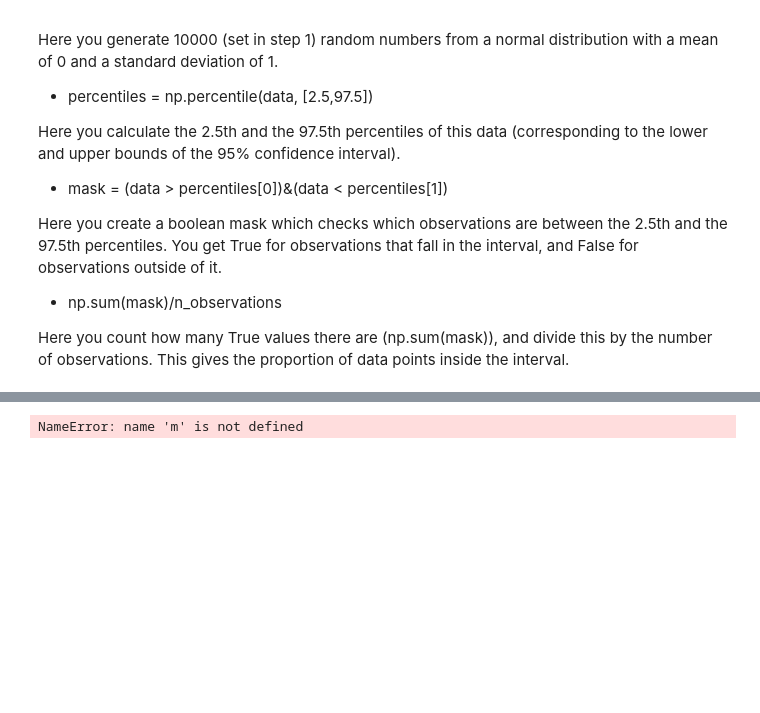
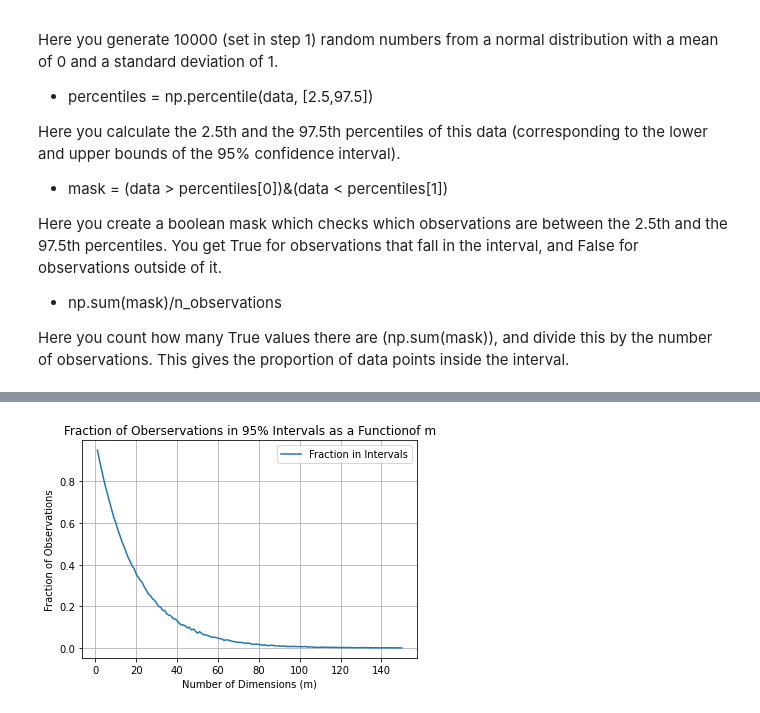
Before and after one commit to WGWolters/team-Wout-and-Loeke, a Jupyter notebook: Assignment_1.ipynb, the cells around one changed output, grey strips where cells are left out. Saved outputs shown, nothing was run; the diff lists cells and outputs as text; code cells hidden in the pictures; blank space fills up the shorter version.

```diff
--- a/Assignment_1.ipynb
+++ b/Assignment_1.ipynb
@@ -46,8 +46,18 @@ plt.show()
 # %%
-data = np.random.normal(0, 1, size=(n_observations, ?))
-lower_bound, upper_bound = np.percentile(data, [2.5, 97.5], axis=0)
-mask = np.all((data > lower_bound) & (data < upper_bound), axis=1)
-fraction_in_interval = np.sum(mask) / n_observations
-fractions_in_intervals.append(fraction_in_interval)
+dimensions = range(1,151)
+fractions_in_intervals = []
+for m in dimensions:
+    data = np.random.normal(0, 1, size=(n_observations, m))
+    lower_bound, upper_bound = np.percentile(data, [2.5, 97.5], axis=0)
+    mask = np.all((data > lower_bound) & (data < upper_bound), axis=1)
+    fraction_in_intervals = np.sum(mask) / n_observations
+    fractions_in_intervals.append(fraction_in_intervals)
+plt.plot(dimensions, fractions_in_intervals, label = "Fraction in Intervals")
+plt.title("Fraction of Oberservations in 95% Intervals as a Functionof m")
+plt.xlabel("Number of Dimensions (m)")
+plt.ylabel("Fraction of Observations")
+plt.grid(True)
+plt.legend()
+plt.show()
 # %% [output]
-NameError: name 'm' is not defined
+[figure, added]
```
Also changed, not shown: parts of 3 cells of this notebook.
